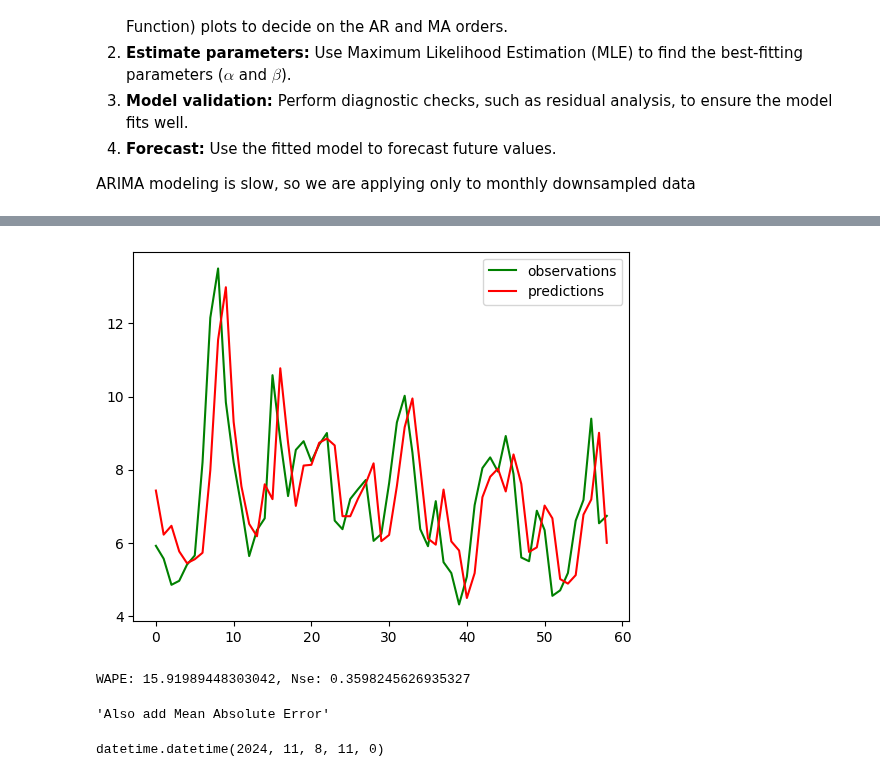
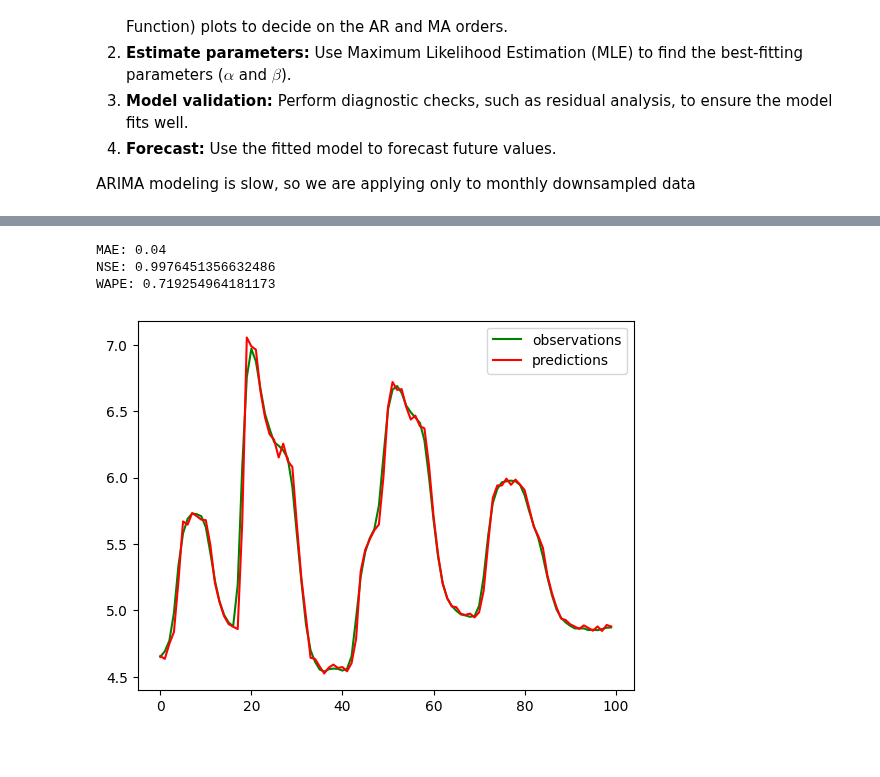
Before and after one commit to watersofthack/WaterSoft, a Jupyter notebook: Machine Learning/Day2/Arima.ipynb, the cells around one changed output, grey strips where cells are left out. Drawn from its saved outputs; the diff is of its cells as text; code cells hidden in the pictures.

Commit message:
updated arima and sarima

```diff
--- a/Machine Learning/Day2/Arima.ipynb
+++ b/Machine Learning/Day2/Arima.ipynb
@@ -140 +101,3 @@ we can observe that after about 1000 lags, the correlation is extremely low
+# %%
+train, test = df_23_gh[:'2023-11-01 00:00:00'], df_23_gh['2023-11-01 01:00:00':]
 # %%
@@ -144,3 +107,0 @@ from statsmodels.tsa.arima.model import ARIMA
-# %%
-train = x
-model = ARIMA(train, order=(13,5,5)) #lag p=1000; difference d=1; error dependency q=0
@@ -147,2 +115,7 @@ model = ARIMA(train, order=(13,5,5)) #lag p=1000; difference d=1; error dependen
+# %%
+# Using 6 hours because it's computationally expensive and slow to use more. But you can try.
+
+ORDER = (6, 1, 6)
+model = ARIMA(train, order=ORDER, freq='1h') #lag p=24; difference d=1; error dependency q=24
 # %%
 model_fit = model.fit()
@@ -265,0 +320,24 @@ Test RMSE: 1.464
+# %%
+def make_predictions(test, model):
+    predicted_values = []
+
+    for i in range(len(test)):
+        # make prediction for next timestep
+
+        prediction = model.forecast(steps=1)[0]
+
+        idx = test.index[i]
+
+        # observed value at next timestep
+        observation = test.iloc[i]
+
+        model = model.append([observation], refit=False)
+
+        predicted_values.append(prediction)
+        if(i % 100 == 0):
+            print(f'{i}/{len(test)} done')
+
+    return predicted_values
+
+
+predictions = make_predictions(test, copy.deepcopy(model_fit))
@@ -266,8 +363,17 @@ Test RMSE: 1.464
+# %%
+evaluate(test, predictions)
+# %% [output]
+MAE: 0.04
+NSE: 0.9976451356632486
+WAPE: 0.719254964181173
 # %%
 x = range(len(test))
-pyplot.plot( test[:100], color='green', label='observations')
-pyplot.plot(predictions[:100], color='red', linestyle='-', label='predictions')
-pyplot.legend()
-pyplot.show()
+
+# add evaluation results in the graph itself
+
+plt.plot(np.array(test[:100]), color='green', label='observations')
+plt.plot(np.array(predictions[:100]), color='red', linestyle='-', label='predictions')
+plt.legend()
+plt.show()
 # %% [output]
-[figure, old version]
+[figure, new version]
@@ -291,22 +379,0 @@ def nse(y, y_pred):
-# %%
-wape = Wape(test.flatten(), predictions)
-nsee = nse(test.flatten(), predictions)
-print(f'WAPE: {wape}, Nse: {nsee}')
-
-'''Also add Mean Absolute Error'''
-# %% [output]
-WAPE: 15.91989448303042, Nse: 0.3598245626935327
-'Also add Mean Absolute Error'
-# %%
-def parse_datetime(date_str):
-    # Parse the full datetime string including hours, minutes, seconds, and microseconds
-    full_date = datetime.strptime(date_str, '%Y-%m-%d %H:%M:%S.%f')
-
-    # Zero out the minutes, seconds, and microseconds
-    adjusted_date = full_date.replace(minute=0, second=0, microsecond=0)
-
-    return adjusted_date
-
-parse_datetime(str(d))
-# %% [output]
-datetime.datetime(2024, 11, 8, 11, 0)
```
Also changed, not shown: parts of 37 cells of this notebook, 2 other files.
